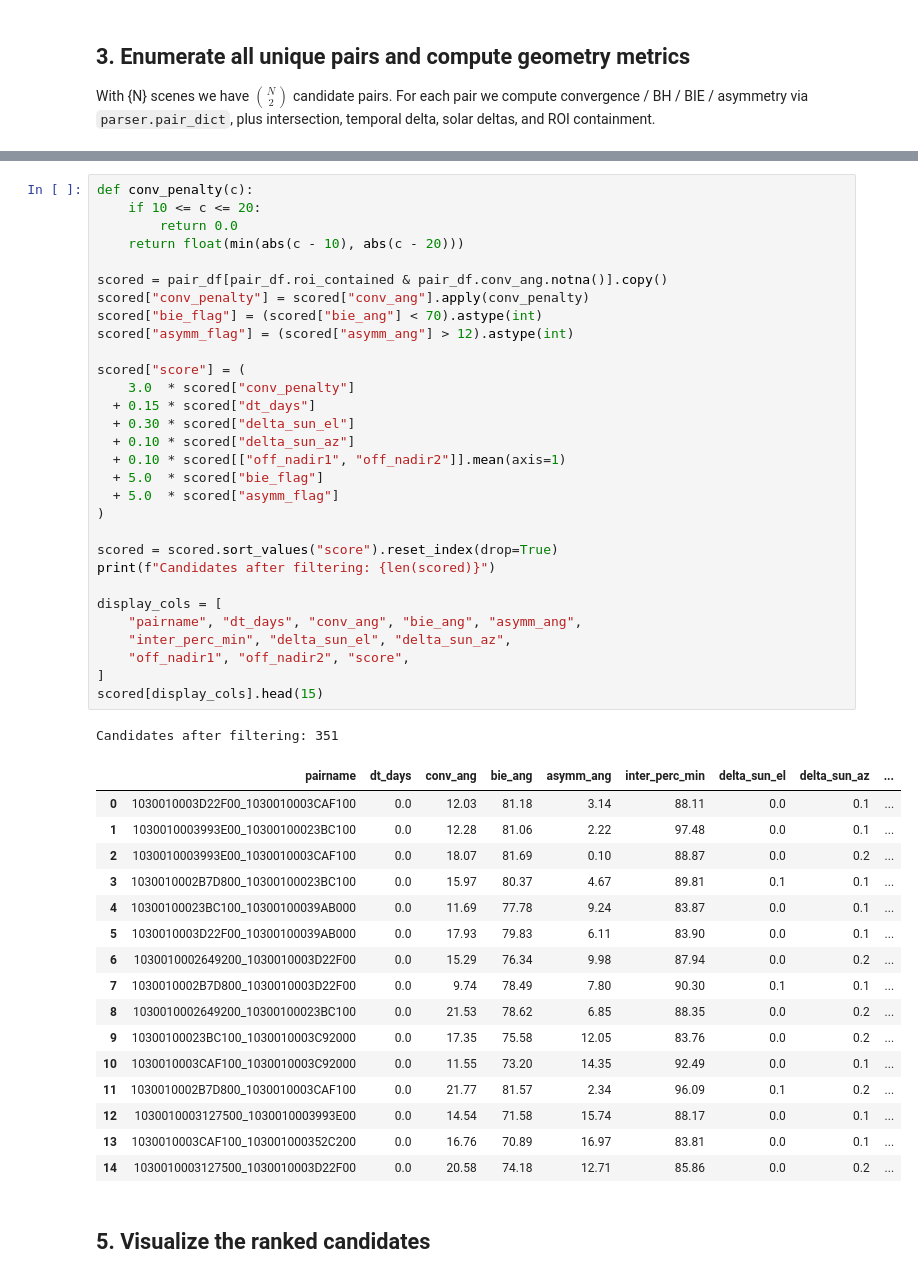
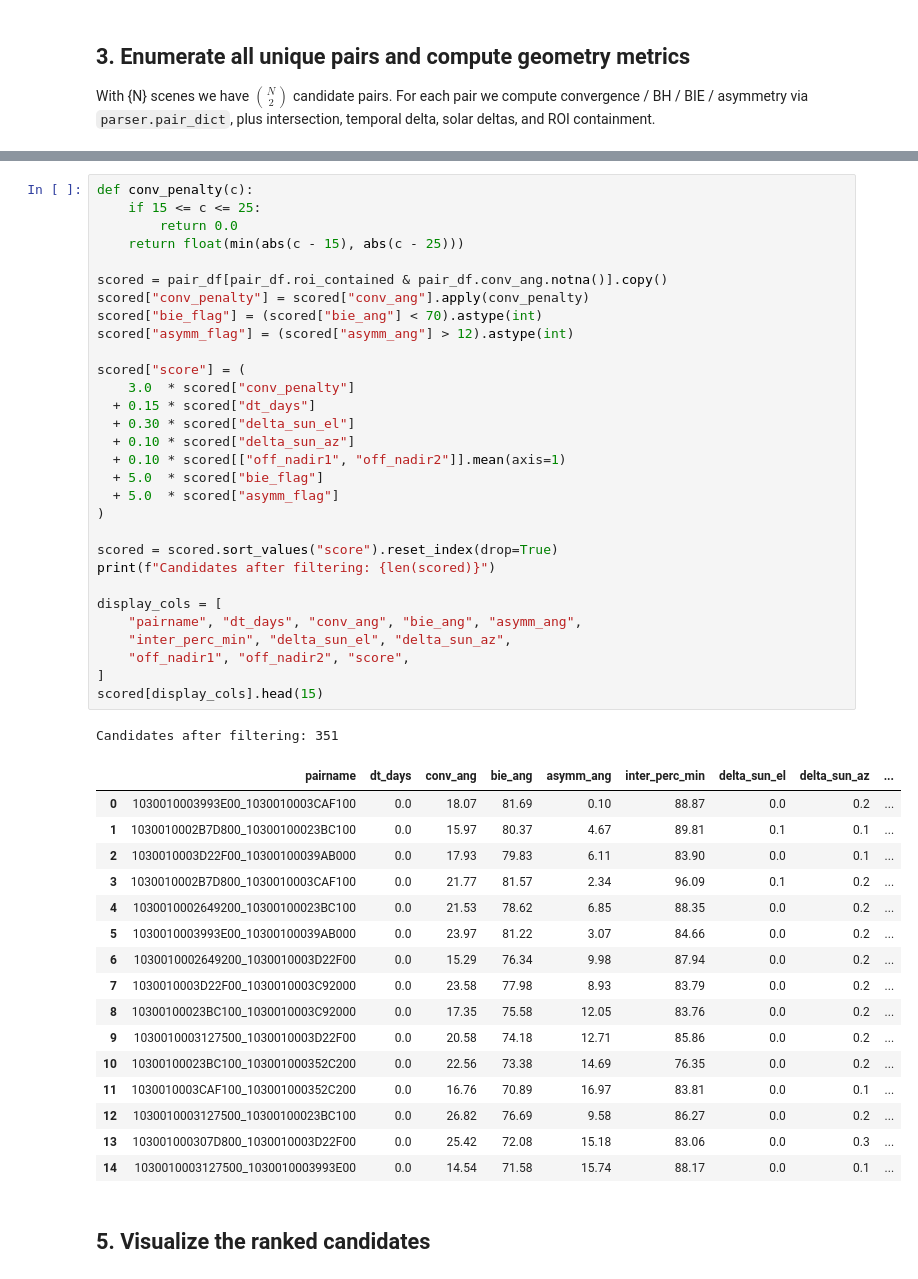
Before and after one commit to uw-cryo/asp_plot, a Jupyter notebook: notebooks/WorldView/worldview_spacenet_atlanta_stereo_scene_selection.ipynb, the cells around one changed output, grey strips where cells are left out. Cells and saved outputs as stored; diff of their text form.

````diff
--- a/notebooks/WorldView/worldview_spacenet_atlanta_stereo_scene_selection.ipynb
+++ b/notebooks/WorldView/worldview_spacenet_atlanta_stereo_scene_selection.ipynb
@@ -294,52 +295,52 @@ score = 3.0 · conv_penalty            # 0 inside [10, 20°], else distance from
 ```
 # %%
 def conv_penalty(c):
-    if 10 <= c <= 20:
+    if 15 <= c <= 25:
         return 0.0
-    return float(min(abs(c - 10), abs(c - 20)))
+    return float(min(abs(c - 15), abs(c - 25)))
 
 scored = pair_df[pair_df.roi_contained & pair_df.conv_ang.notna()].copy()
 scored["conv_penalty"] = scored["conv_ang"].apply(conv_penalty)
 scored["bie_flag"] = (scored["bie_ang"] < 70).astype(int)
 scored["asymm_flag"] = (scored["asymm_ang"] > 12).astype(int)
 
 scored["score"] = (
     3.0  * scored["conv_penalty"]
   + 0.15 * scored["dt_days"]
   + 0.30 * scored["delta_sun_el"]
   + 0.10 * scored["delta_sun_az"]
   + 0.10 * scored[["off_nadir1", "off_nadir2"]].mean(axis=1)
   + 5.0  * scored["bie_flag"]
   + 5.0  * scored["asymm_flag"]
 )
 
 scored = scored.sort_values("score").reset_index(drop=True)
 print(f"Candidates after filtering: {len(scored)}")
 
 display_cols = [
     "pairname", "dt_days", "conv_ang", "bie_ang", "asymm_ang",
     "inter_perc_min", "delta_sun_el", "delta_sun_az",
     "off_nadir1", "off_nadir2", "score",
 ]
 scored[display_cols].head(15)
 # %% [output]
 Candidates after filtering: 351
 |  | pairname | dt_days | conv_ang | bie_ang | asymm_ang | inter_perc_min | delta_sun_el | delta_sun_az | ... |
-| 0 | 1030010003D22F00_1030010003CAF100 | 0.0 | 12.03 | 81.18 | 3.14 | 88.11 | 0.0 | 0.1 | ... |
-| 1 | 1030010003993E00_10300100023BC100 | 0.0 | 12.28 | 81.06 | 2.22 | 97.48 | 0.0 | 0.1 | ... |
-| 2 | 1030010003993E00_1030010003CAF100 | 0.0 | 18.07 | 81.69 | 0.10 | 88.87 | 0.0 | 0.2 | ... |
-| 3 | 1030010002B7D800_10300100023BC100 | 0.0 | 15.97 | 80.37 | 4.67 | 89.81 | 0.1 | 0.1 | ... |
-| 4 | 10300100023BC100_10300100039AB000 | 0.0 | 11.69 | 77.78 | 9.24 | 83.87 | 0.0 | 0.1 | ... |
-| 5 | 1030010003D22F00_10300100039AB000 | 0.0 | 17.93 | 79.83 | 6.11 | 83.90 | 0.0 | 0.1 | ... |
+| 0 | 1030010003993E00_1030010003CAF100 | 0.0 | 18.07 | 81.69 | 0.10 | 88.87 | 0.0 | 0.2 | ... |
+| 1 | 1030010002B7D800_10300100023BC100 | 0.0 | 15.97 | 80.37 | 4.67 | 89.81 | 0.1 | 0.1 | ... |
+| 2 | 1030010003D22F00_10300100039AB000 | 0.0 | 17.93 | 79.83 | 6.11 | 83.90 | 0.0 | 0.1 | ... |
+| 3 | 1030010002B7D800_1030010003CAF100 | 0.0 | 21.77 | 81.57 | 2.34 | 96.09 | 0.1 | 0.2 | ... |
+| 4 | 1030010002649200_10300100023BC100 | 0.0 | 21.53 | 78.62 | 6.85 | 88.35 | 0.0 | 0.2 | ... |
+| 5 | 1030010003993E00_10300100039AB000 | 0.0 | 23.97 | 81.22 | 3.07 | 84.66 | 0.0 | 0.2 | ... |
 | 6 | 1030010002649200_1030010003D22F00 | 0.0 | 15.29 | 76.34 | 9.98 | 87.94 | 0.0 | 0.2 | ... |
-| 7 | 1030010002B7D800_1030010003D22F00 | 0.0 | 9.74 | 78.49 | 7.80 | 90.30 | 0.1 | 0.1 | ... |
-| 8 | 1030010002649200_10300100023BC100 | 0.0 | 21.53 | 78.62 | 6.85 | 88.35 | 0.0 | 0.2 | ... |
-| 9 | 10300100023BC100_1030010003C92000 | 0.0 | 17.35 | 75.58 | 12.05 | 83.76 | 0.0 | 0.2 | ... |
-| 10 | 1030010003CAF100_1030010003C92000 | 0.0 | 11.55 | 73.20 | 14.35 | 92.49 | 0.0 | 0.1 | ... |
-| 11 | 1030010002B7D800_1030010003CAF100 | 0.0 | 21.77 | 81.57 | 2.34 | 96.09 | 0.1 | 0.2 | ... |
-| 12 | 1030010003127500_1030010003993E00 | 0.0 | 14.54 | 71.58 | 15.74 | 88.17 | 0.0 | 0.1 | ... |
-| 13 | 1030010003CAF100_103001000352C200 | 0.0 | 16.76 | 70.89 | 16.97 | 83.81 | 0.0 | 0.1 | ... |
-| 14 | 1030010003127500_1030010003D22F00 | 0.0 | 20.58 | 74.18 | 12.71 | 85.86 | 0.0 | 0.2 | ... |
+| 7 | 1030010003D22F00_1030010003C92000 | 0.0 | 23.58 | 77.98 | 8.93 | 83.79 | 0.0 | 0.2 | ... |
+| 8 | 10300100023BC100_1030010003C92000 | 0.0 | 17.35 | 75.58 | 12.05 | 83.76 | 0.0 | 0.2 | ... |
+| 9 | 1030010003127500_1030010003D22F00 | 0.0 | 20.58 | 74.18 | 12.71 | 85.86 | 0.0 | 0.2 | ... |
+| 10 | 10300100023BC100_103001000352C200 | 0.0 | 22.56 | 73.38 | 14.69 | 76.35 | 0.0 | 0.2 | ... |
+| 11 | 1030010003CAF100_103001000352C200 | 0.0 | 16.76 | 70.89 | 16.97 | 83.81 | 0.0 | 0.1 | ... |
+| 12 | 1030010003127500_10300100023BC100 | 0.0 | 26.82 | 76.69 | 9.58 | 86.27 | 0.0 | 0.2 | ... |
+| 13 | 103001000307D800_1030010003D22F00 | 0.0 | 25.42 | 72.08 | 15.18 | 83.06 | 0.0 | 0.3 | ... |
+| 14 | 1030010003127500_1030010003993E00 | 0.0 | 14.54 | 71.58 | 15.74 | 88.17 | 0.0 | 0.1 | ... |
 # %% [markdown]
 ## 5. Visualize the ranked candidates
 # %%
````
Also changed, not shown: parts of 6 cells of this notebook.
